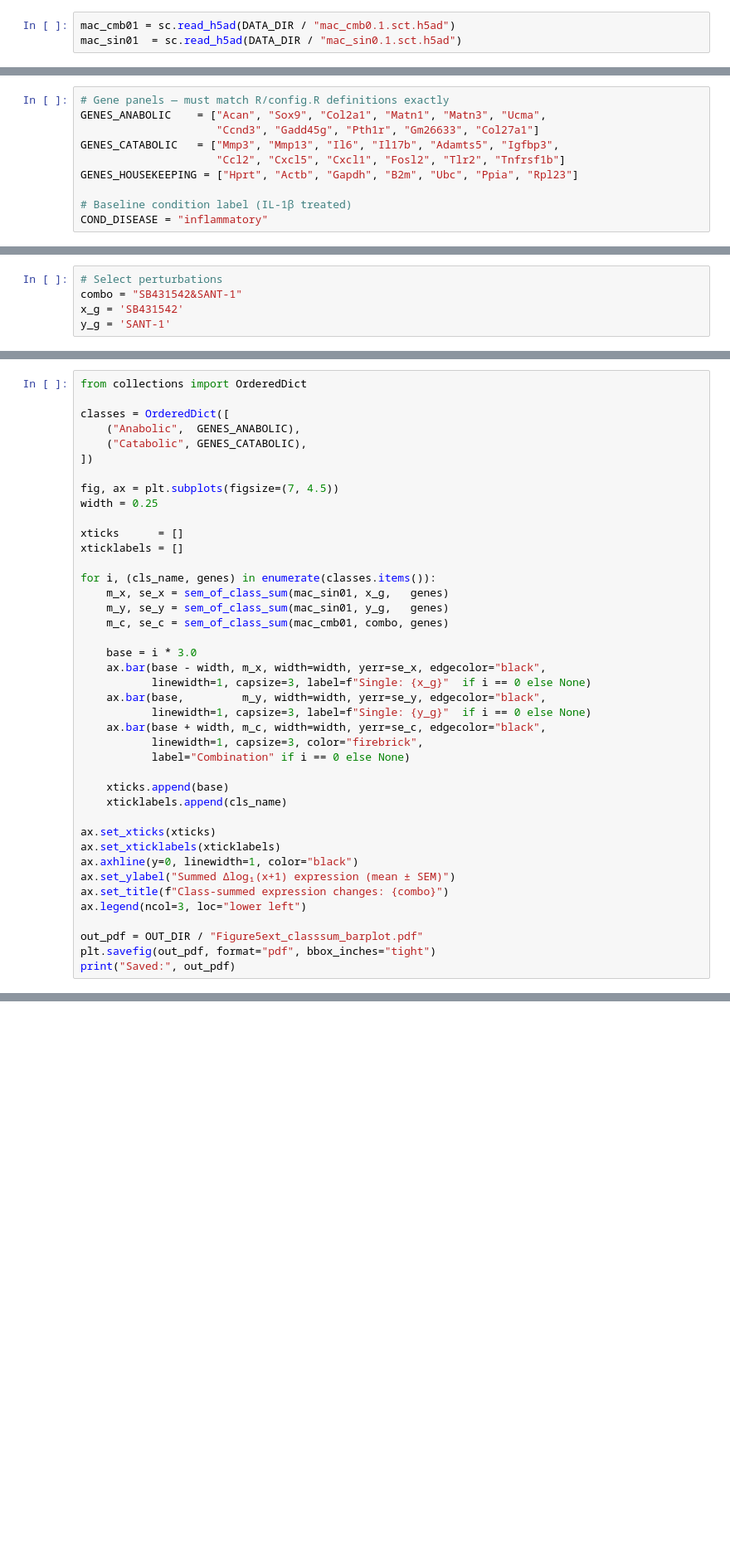
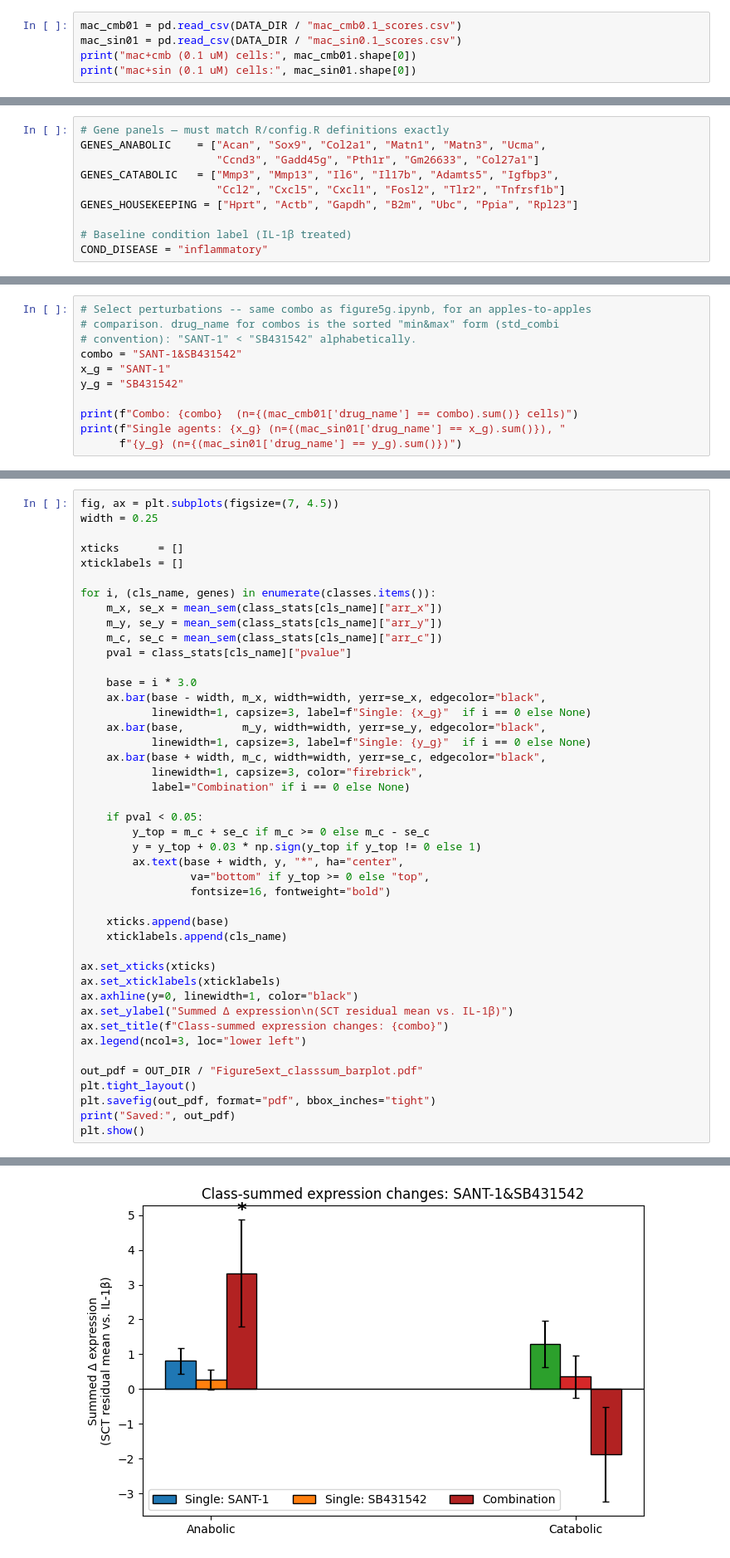
Before and after one commit to Bovinestine/GEHTS, a Jupyter notebook: 03_downstream_analysis/figures/figure5_supplement.ipynb, the cells around one changed output, grey strips where cells are left out. Shown at 83% size. Saved outputs shown, nothing was run; the diff lists cells and outputs as text; blank space fills up the shorter version.

```diff
--- a/03_downstream_analysis/figures/figure5_supplement.ipynb
+++ b/03_downstream_analysis/figures/figure5_supplement.ipynb
@@ -29,4 +31,6 @@ OUT_DIR  = Path("output/main")
 OUT_DIR.mkdir(parents=True, exist_ok=True)
 # %%
-mac_cmb01 = sc.read_h5ad(DATA_DIR / "mac_cmb0.1.sct.h5ad")
-mac_sin01  = sc.read_h5ad(DATA_DIR / "mac_sin0.1.sct.h5ad")
+mac_cmb01 = pd.read_csv(DATA_DIR / "mac_cmb0.1_scores.csv")
+mac_sin01 = pd.read_csv(DATA_DIR / "mac_sin0.1_scores.csv")
+print("mac+cmb (0.1 uM) cells:", mac_cmb01.shape[0])
+print("mac+sin (0.1 uM) cells:", mac_sin01.shape[0])
@@ -63,5 +77,11 @@ def sem_of_class_sum(adata, pert, genes, control_label=COND_DISEASE):
 # %%
-# Select perturbations
-combo = "SB431542&SANT-1"
-x_g = 'SB431542'
-y_g = 'SANT-1'
+# Select perturbations -- same combo as figure5g.ipynb, for an apples-to-apples
+# comparison. drug_name for combos is the sorted "min&max" form (std_combi
+# convention): "SANT-1" < "SB431542" alphabetically.
+combo = "SANT-1&SB431542"
+x_g = "SANT-1"
+y_g = "SB431542"
+
+print(f"Combo: {combo}  (n={(mac_cmb01['drug_name'] == combo).sum()} cells)")
+print(f"Single agents: {x_g} (n={(mac_sin01['drug_name'] == x_g).sum()}), "
+      f"{y_g} (n={(mac_sin01['drug_name'] == y_g).sum()})")
@@ -68,11 +121,4 @@ y_g = 'SANT-1'
 # %%
-from collections import OrderedDict
-
-classes = OrderedDict([
-    ("Anabolic",  GENES_ANABOLIC),
-    ("Catabolic", GENES_CATABOLIC),
-])
-
 fig, ax = plt.subplots(figsize=(7, 4.5))
 width = 0.25
 
@@ -80,9 +126,10 @@ xticks      = []
 xticklabels = []
 
 for i, (cls_name, genes) in enumerate(classes.items()):
-    m_x, se_x = sem_of_class_sum(mac_sin01, x_g,   genes)
-    m_y, se_y = sem_of_class_sum(mac_sin01, y_g,   genes)
-    m_c, se_c = sem_of_class_sum(mac_cmb01, combo, genes)
+    m_x, se_x = mean_sem(class_stats[cls_name]["arr_x"])
+    m_y, se_y = mean_sem(class_stats[cls_name]["arr_y"])
+    m_c, se_c = mean_sem(class_stats[cls_name]["arr_c"])
+    pval = class_stats[cls_name]["pvalue"]
 
     base = i * 3.0
     ax.bar(base - width, m_x, width=width, yerr=se_x, edgecolor="black",
@@ -93,16 +140,26 @@ for i, (cls_name, genes) in enumerate(classes.items()):
            linewidth=1, capsize=3, color="firebrick",
            label="Combination" if i == 0 else None)
 
+    if pval < 0.05:
+        y_top = m_c + se_c if m_c >= 0 else m_c - se_c
+        y = y_top + 0.03 * np.sign(y_top if y_top != 0 else 1)
+        ax.text(base + width, y, "*", ha="center",
+                 va="bottom" if y_top >= 0 else "top",
+                 fontsize=16, fontweight="bold")
+
     xticks.append(base)
     xticklabels.append(cls_name)
 
 ax.set_xticks(xticks)
 ax.set_xticklabels(xticklabels)
 ax.axhline(y=0, linewidth=1, color="black")
-ax.set_ylabel("Summed Δlog₁(x+1) expression (mean ± SEM)")
+ax.set_ylabel("Summed Δ expression\n(SCT residual mean vs. IL-1β)")
 ax.set_title(f"Class-summed expression changes: {combo}")
 ax.legend(ncol=3, loc="lower left")
 
 out_pdf = OUT_DIR / "Figure5ext_classsum_barplot.pdf"
+plt.tight_layout()
 plt.savefig(out_pdf, format="pdf", bbox_inches="tight")
 print("Saved:", out_pdf)
+plt.show()
+# %% [output]
@@ -109,3 +167,4 @@ print("Saved:", out_pdf)
+[figure, added]
 # %%
 # Environment reproducibility — run once after executing the notebook to record versions
 import subprocess, sys, datetime
```
Also changed, not shown: parts of 8 cells of this notebook, 13 other files.
